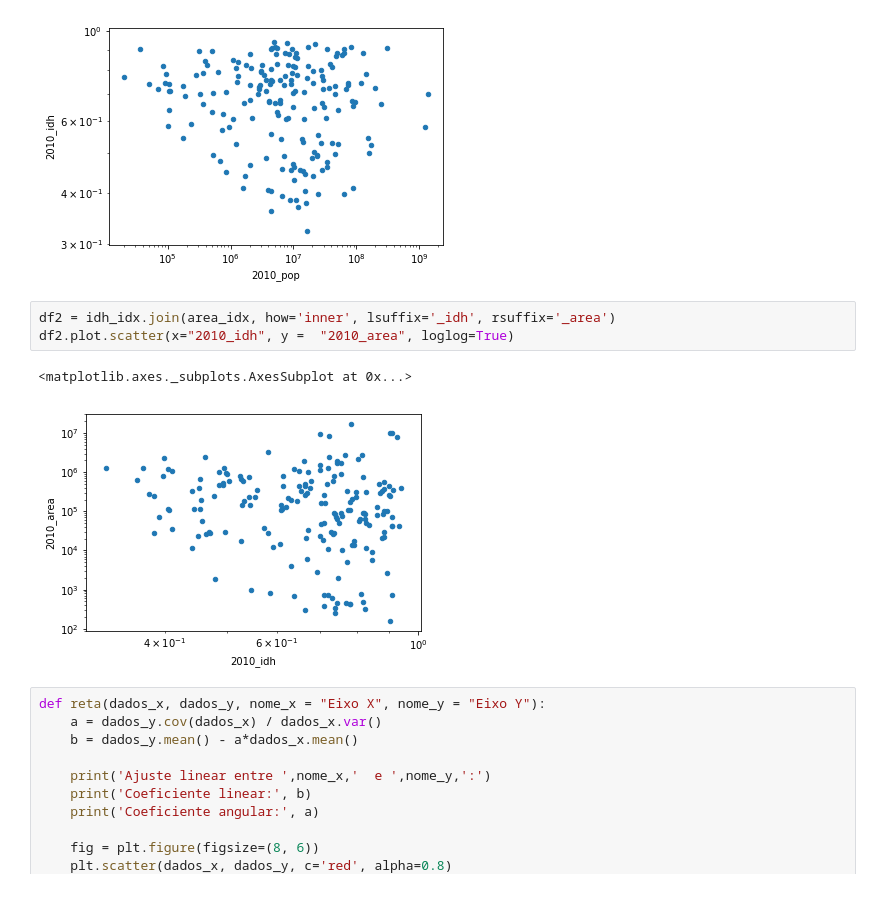
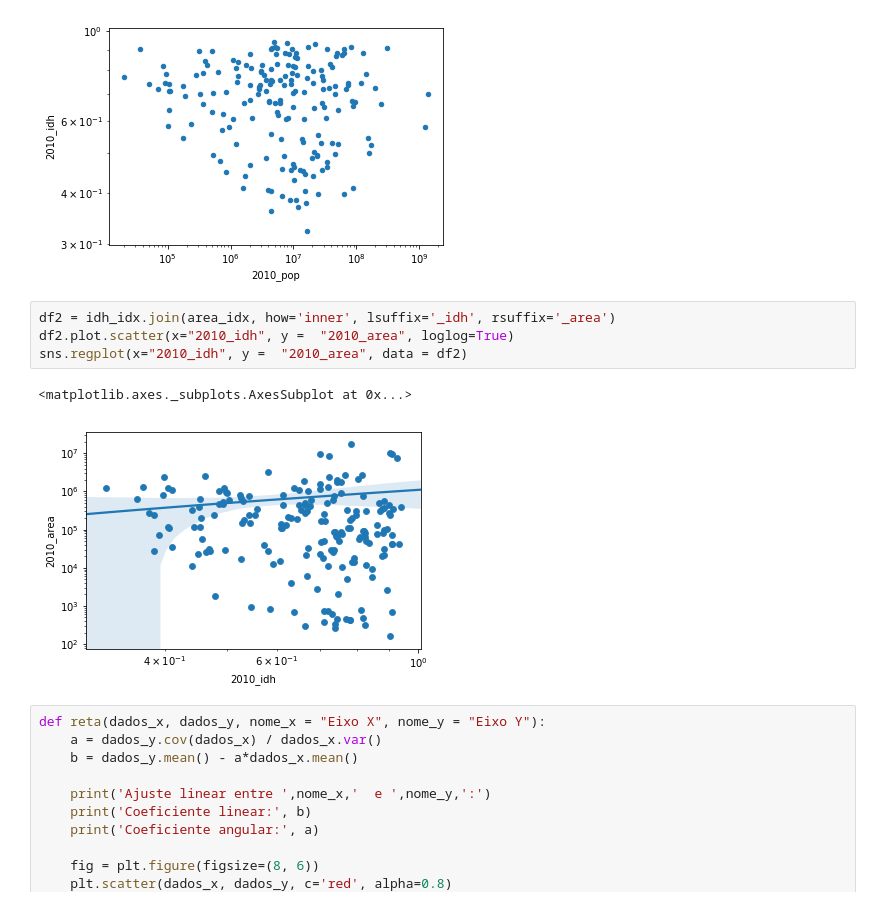
Before and after one commit to zMendes/Projeto-Ci-ncia-dos-Dados-01, a Jupyter notebook: Ciência dos Dados/projeto.ipynb, the cells around one changed output. Drawn from its saved outputs; the diff is of its cells as text.

```diff
--- a/Ciência dos Dados/projeto.ipynb
+++ b/Ciência dos Dados/projeto.ipynb
@@ -66,9 +67,10 @@ df.plot.scatter(x="2010_pop", y =  "2010_idh", loglog=True)
 # %%
 df2 = idh_idx.join(area_idx, how='inner', lsuffix='_idh', rsuffix='_area')
 df2.plot.scatter(x="2010_idh", y =  "2010_area", loglog=True)
+sns.regplot(x="2010_idh", y =  "2010_area", data = df2)
 # %% [output]
 <matplotlib.axes._subplots.AxesSubplot at 0x...>
-[figure, old version]
+[figure, new version]
 # %%
 def reta(dados_x, dados_y, nome_x = "Eixo X", nome_y = "Eixo Y"):
     a = dados_y.cov(dados_x) / dados_x.var()
```
Also changed, not shown: parts of 3 cells of this notebook.
